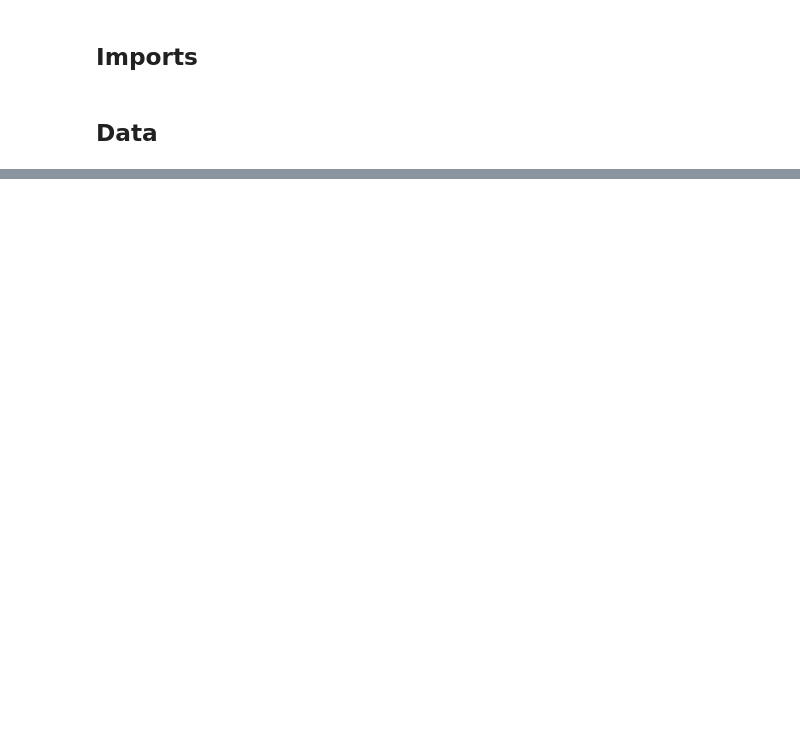
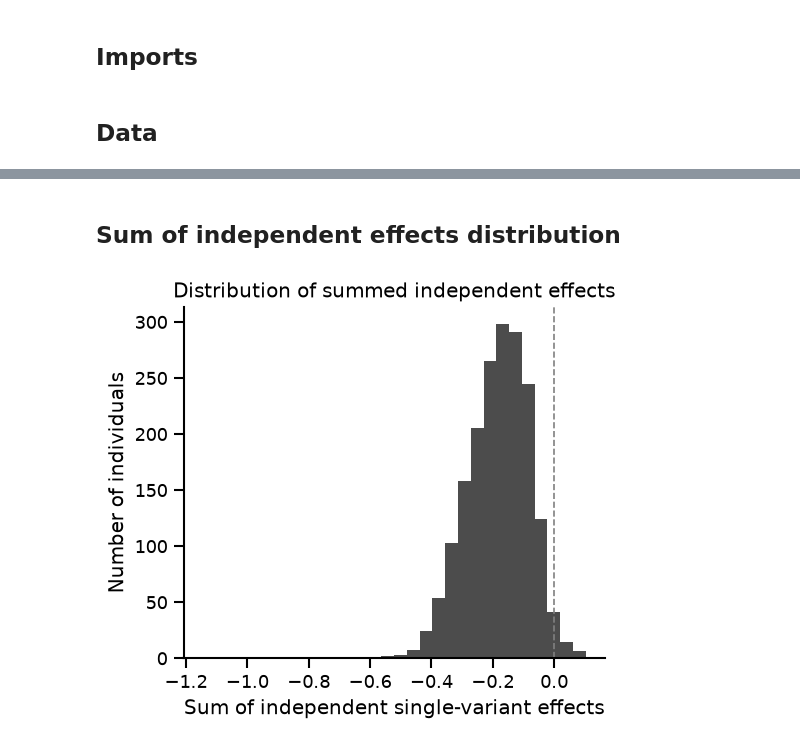
Before and after one commit to DiasFrazerGroup/wigttsoip, a Jupyter notebook: notebooks/hbb.ipynb, the cells around one changed output, grey strips where cells are left out. Drawn from its saved outputs; the diff is of its cells as text; code cells hidden in the pictures; blank space fills up the shorter version.

```diff
--- a/notebooks/hbb.ipynb
+++ b/notebooks/hbb.ipynb
@@ -458,0 +174,12 @@ HG00150 (synergy, whole=-0.358):
+# %% [markdown]
+## Sum of independent effects distribution
+# %%
+fig, ax = plt.subplots(figsize=(4.5, 4))
+ax.hist(combined["sum_parts_score"], bins=30, color="black", alpha=0.7)
+ax.axvline(0, color="gray", lw=1, ls="--")
+ax.set_xlabel("Sum of independent single-variant effects")
+ax.set_ylabel("Number of individuals")
+ax.set_title("Distribution of summed independent effects")
+fig.tight_layout()
+# %% [output]
+[figure, added]
```
Also changed, not shown: parts of 38 cells of this notebook, 10 other files.
